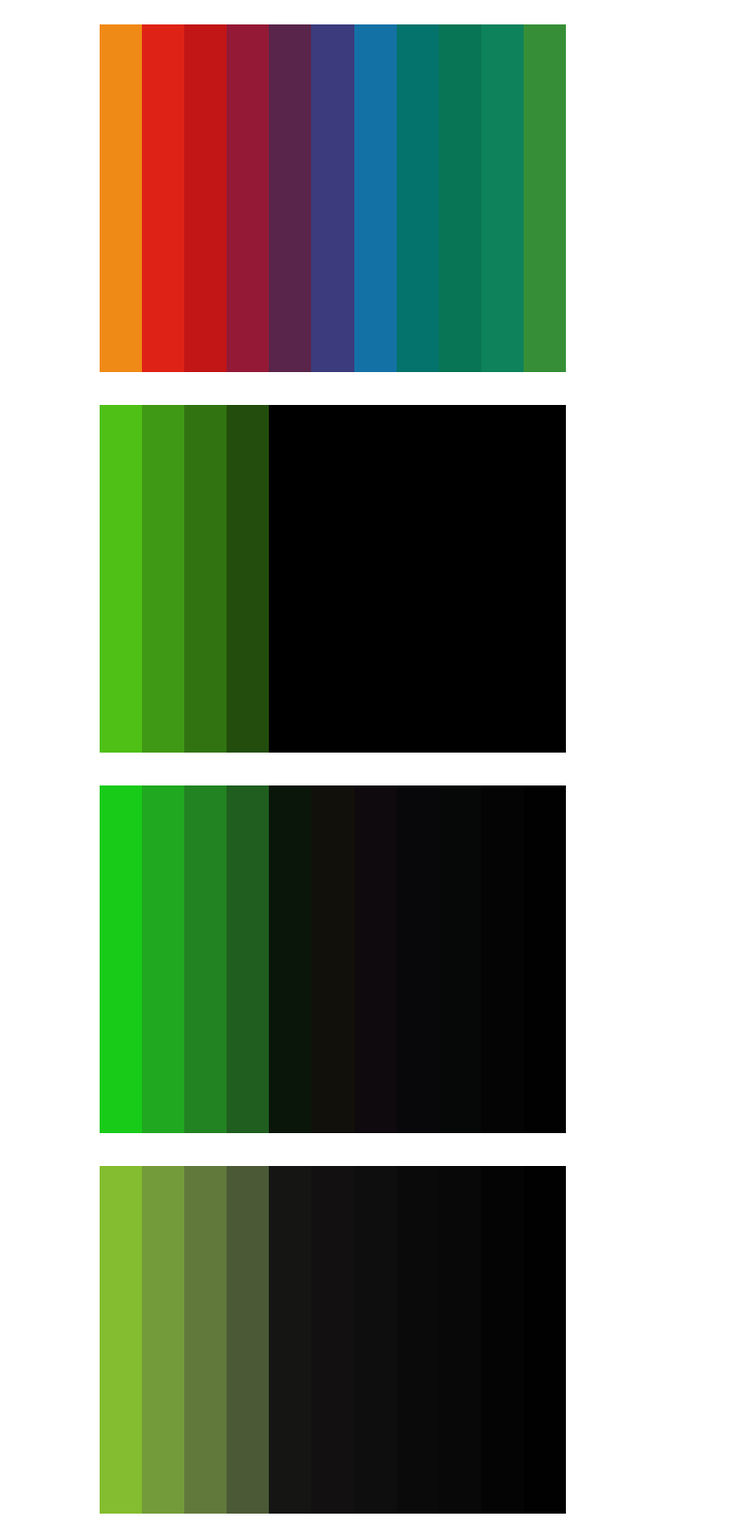
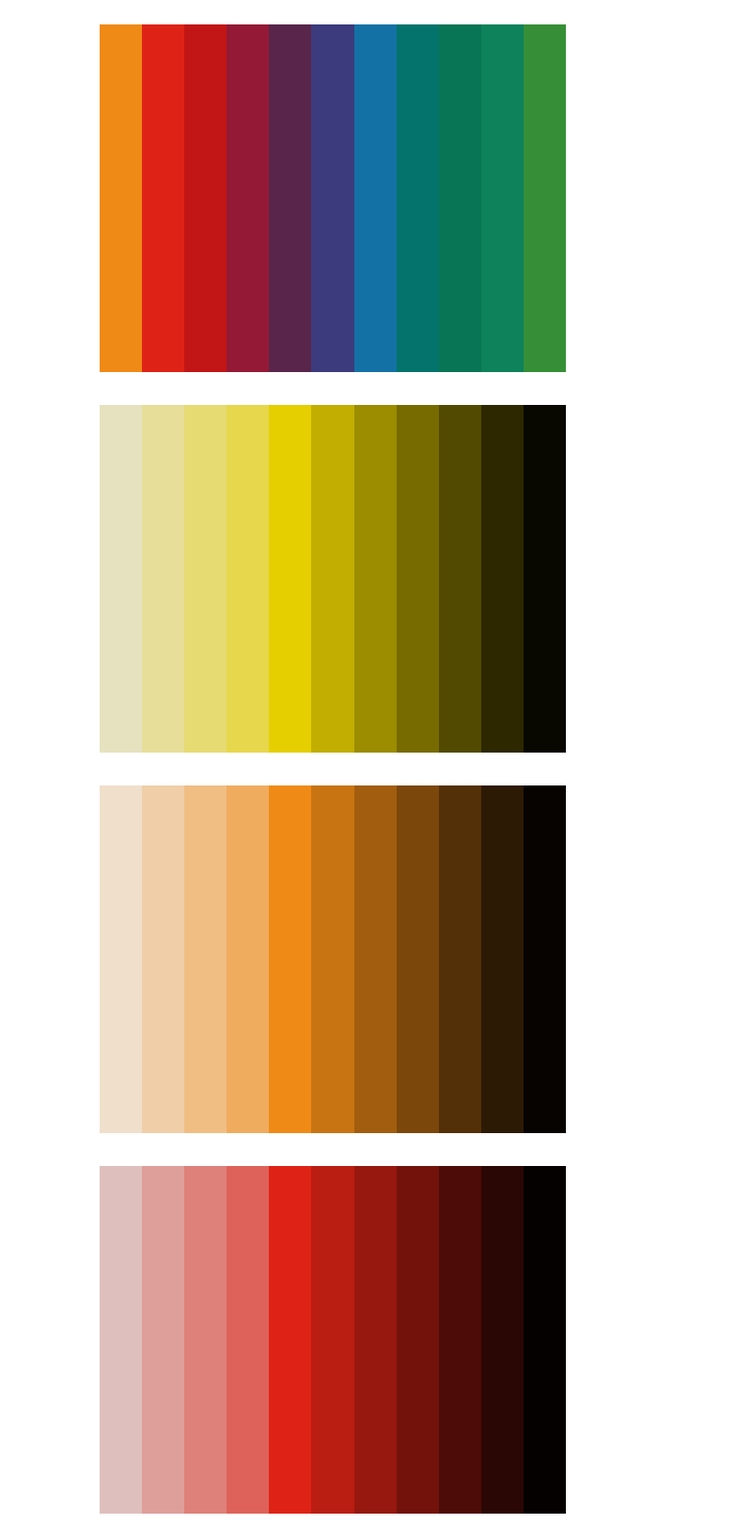
Before and after one commit to rubsuadav/Trabajo-PID, a Jupyter notebook: Trabajo PID.ipynb, the cells around one changed output. Shown: that part at 94% size. Cells and saved outputs as stored; diff of their text form; code cells hidden in the pictures.

Commit message:
solucionado bug de visualizacion de paleta de colores en funcion de rgb a hsv

```diff
--- a/Trabajo PID.ipynb
+++ b/Trabajo PID.ipynb
@@ -989,7 +989,7 @@ C+W+B=100
 # %% [markdown]
 ![Texto alternativo](images/doc/solido%20de%20ostwald.png)
 # %%
-def build_ostwald_colors():
+def build_ostwald_colors(rgb=True):
     oswall_hsv = [[27, 255, 230],
                   [16, 232, 240],
                   [2, 230, round(255*.87)],
@@ -1025,7 +1025,10 @@ def build_ostwald_colors():
                 np.array([[color]], dtype=np.uint8), cv2.COLOR_HSV2RGB)[0][0])
             j += 1
         i += 1
-    return dict_rgb
+    if rgb:
+        return dict_rgb
+    else:
+        return oswall_dict
 # %%
 ostwald_wheel = build_ostwald_colors()
 show_color_scheme(ostwald_wheel)
@@ -1332,10 +1335,10 @@ show_color_palette_hsv(oswall_hsv)
 # %% [output]
 [figure]
 # %%
-oswall_dict = build_ostwald_colors()
+oswall_dict = build_ostwald_colors(False)
 for colors in oswall_dict.keys():
     show_color_palette_hsv(oswall_dict.get(colors))
 # %% [output]
-[figure, old version]
+[figure, new version]
-[figure, old version]
+[figure, new version]
-[figure, old version]
+[figure, new version]
```
Also changed, not shown: parts of 6 cells of this notebook.
